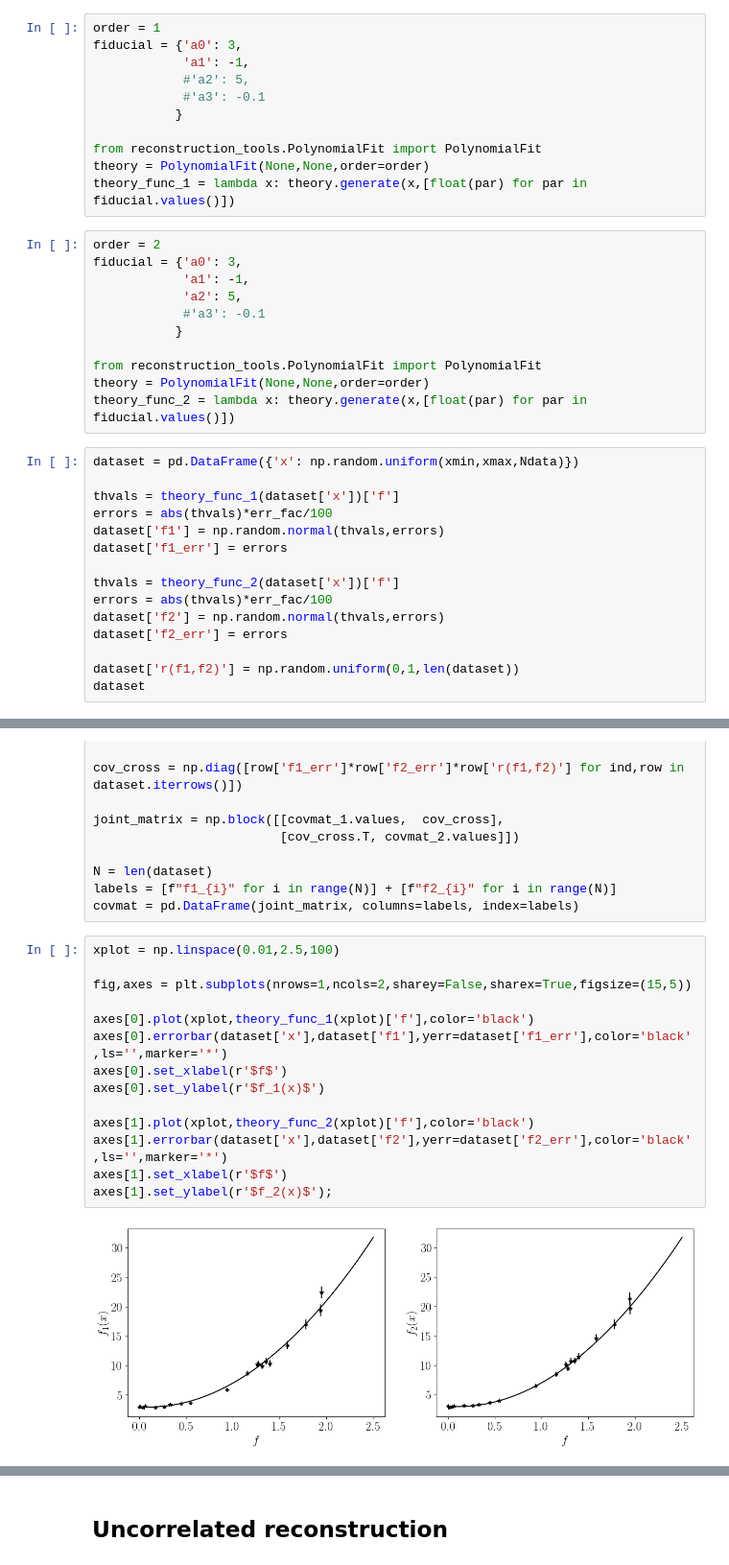
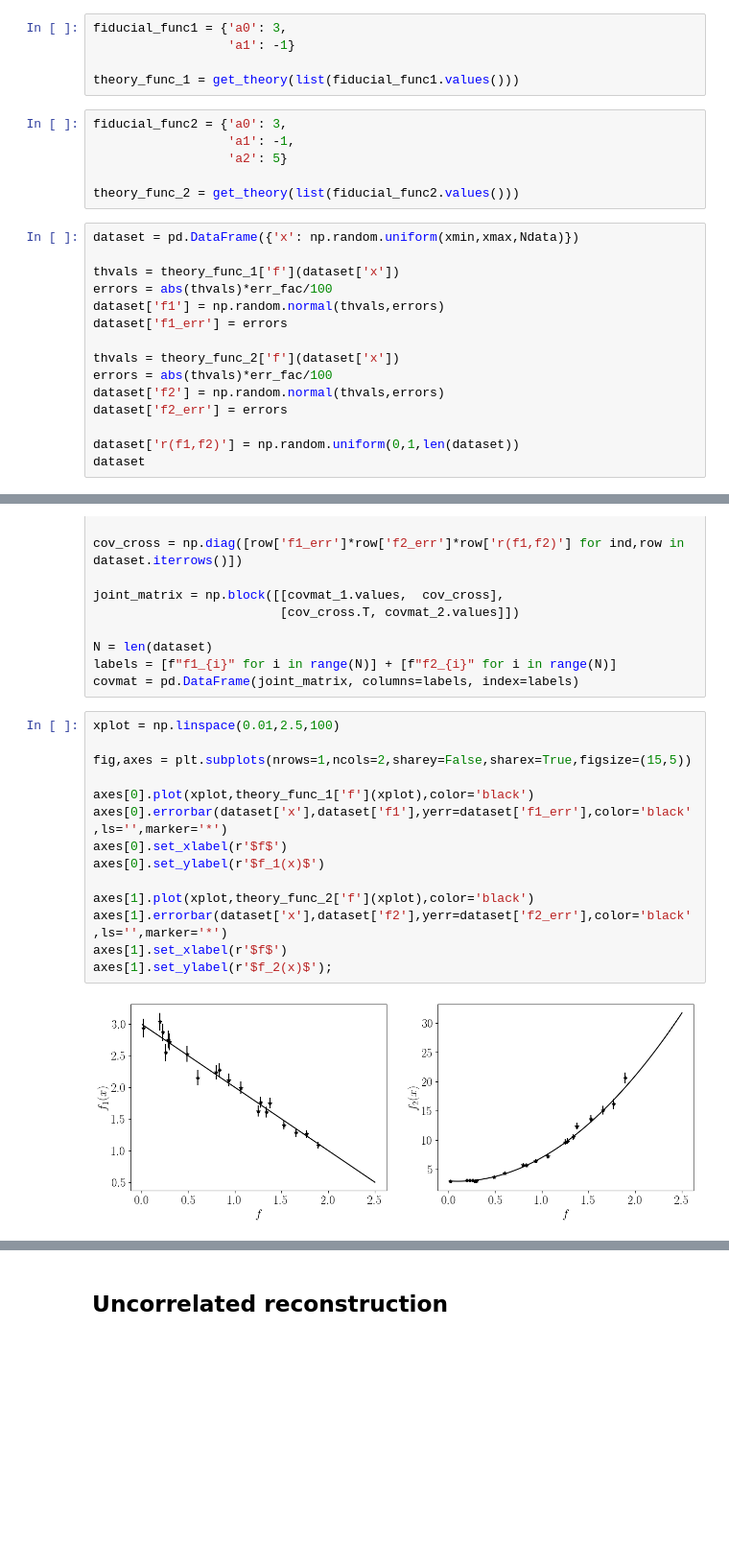
Before and after one commit to matmartinelli/CoRe, a Jupyter notebook: DEMO-GaussianProcess.ipynb, the cells around one changed output, grey strips where cells are left out. Shown at 96% size. Saved outputs shown, nothing was run; the diff lists cells and outputs as text; blank space fills up the shorter version.

```diff
--- a/DEMO-GaussianProcess.ipynb
+++ b/DEMO-GaussianProcess.ipynb
@@ -449,36 +435,25 @@ err_fac = 5
 x_label = r'$x$'
 y_label = r'$f(x)$'
 # %%
-order = 1
-fiducial = {'a0': 3,
-            'a1': -1,
-            #'a2': 5,
-            #'a3': -0.1
-           }
+fiducial_func1 = {'a0': 3,
+                  'a1': -1}
 
-from reconstruction_tools.PolynomialFit import PolynomialFit
-theory = PolynomialFit(None,None,order=order)
-theory_func_1 = lambda x: theory.generate(x,[float(par) for par in fiducial.values()])
+theory_func_1 = get_theory(list(fiducial_func1.values()))
 # %%
-order = 2
-fiducial = {'a0': 3,
-            'a1': -1,
-            'a2': 5,
-            #'a3': -0.1
-           }
+fiducial_func2 = {'a0': 3,
+                  'a1': -1,
+                  'a2': 5}
 
-from reconstruction_tools.PolynomialFit import PolynomialFit
-theory = PolynomialFit(None,None,order=order)
-theory_func_2 = lambda x: theory.generate(x,[float(par) for par in fiducial.values()])
+theory_func_2 = get_theory(list(fiducial_func2.values()))
 # %%
 dataset = pd.DataFrame({'x': np.random.uniform(xmin,xmax,Ndata)})
 
-thvals = theory_func_1(dataset['x'])['f']
+thvals = theory_func_1['f'](dataset['x'])
 errors = abs(thvals)*err_fac/100
 dataset['f1'] = np.random.normal(thvals,errors)
 dataset['f1_err'] = errors
 
-thvals = theory_func_2(dataset['x'])['f']
+thvals = theory_func_2['f'](dataset['x'])
 errors = abs(thvals)*err_fac/100
 dataset['f2'] = np.random.normal(thvals,errors)
 dataset['f2_err'] = errors
@@ -521,16 +496,16 @@ covmat = pd.DataFrame(joint_matrix, columns=labels, index=labels)
 # %%
 xplot = np.linspace(0.01,2.5,100)
 
 fig,axes = plt.subplots(nrows=1,ncols=2,sharey=False,sharex=True,figsize=(15,5))
 
-axes[0].plot(xplot,theory_func_1(xplot)['f'],color='black')
+axes[0].plot(xplot,theory_func_1['f'](xplot),color='black')
 axes[0].errorbar(dataset['x'],dataset['f1'],yerr=dataset['f1_err'],color='black',ls='',marker='*')
 axes[0].set_xlabel(r'$f$')
 axes[0].set_ylabel(r'$f_1(x)$')
 
-axes[1].plot(xplot,theory_func_2(xplot)['f'],color='black')
+axes[1].plot(xplot,theory_func_2['f'](xplot),color='black')
 axes[1].errorbar(dataset['x'],dataset['f2'],yerr=dataset['f2_err'],color='black',ls='',marker='*')
 axes[1].set_xlabel(r'$f$')
 axes[1].set_ylabel(r'$f_2(x)$');
 # %% [output]
-[figure, old version]
+[figure, new version]
```
Also changed, not shown: parts of 35 cells of this notebook, 4 other files.
